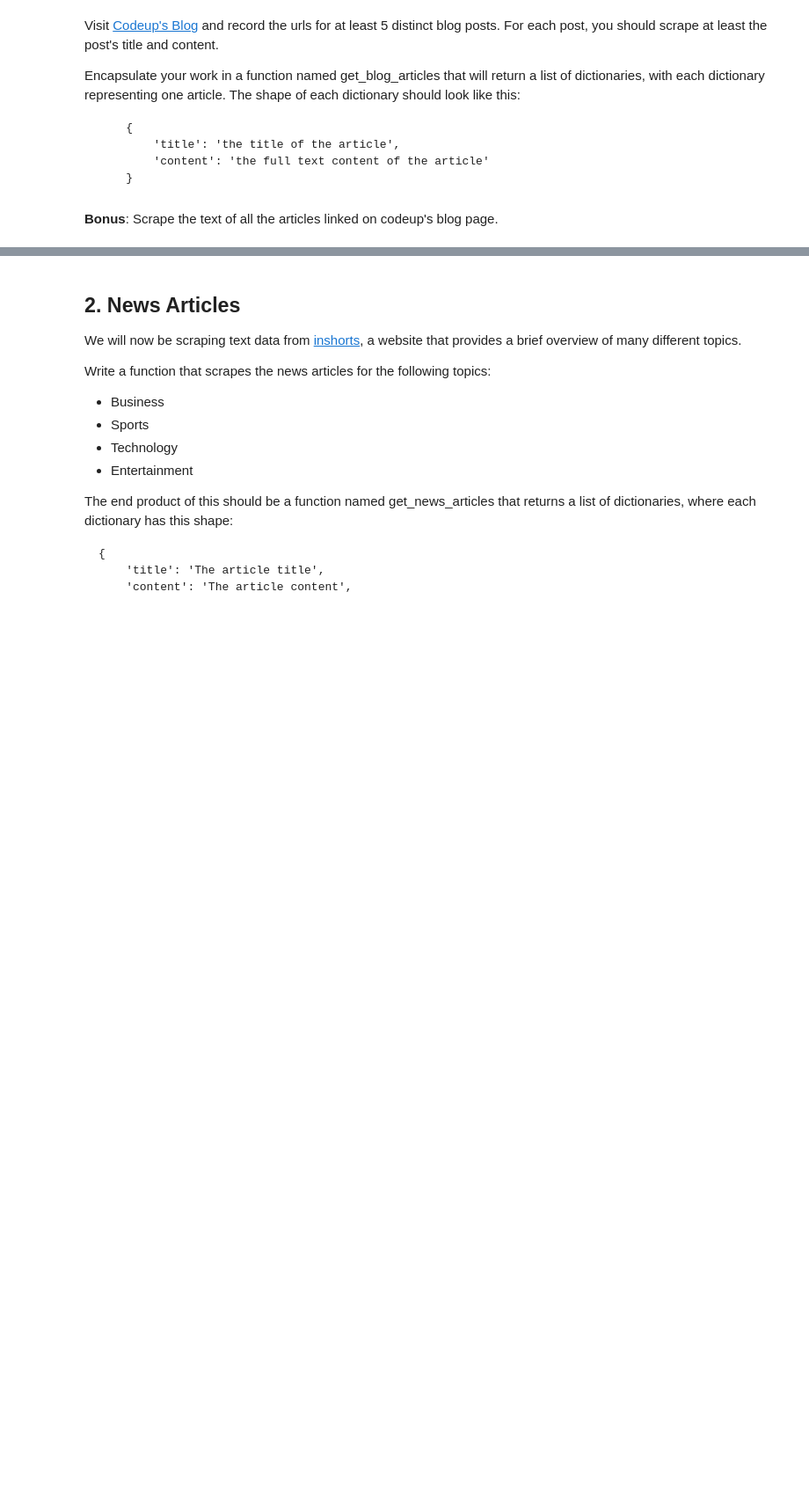
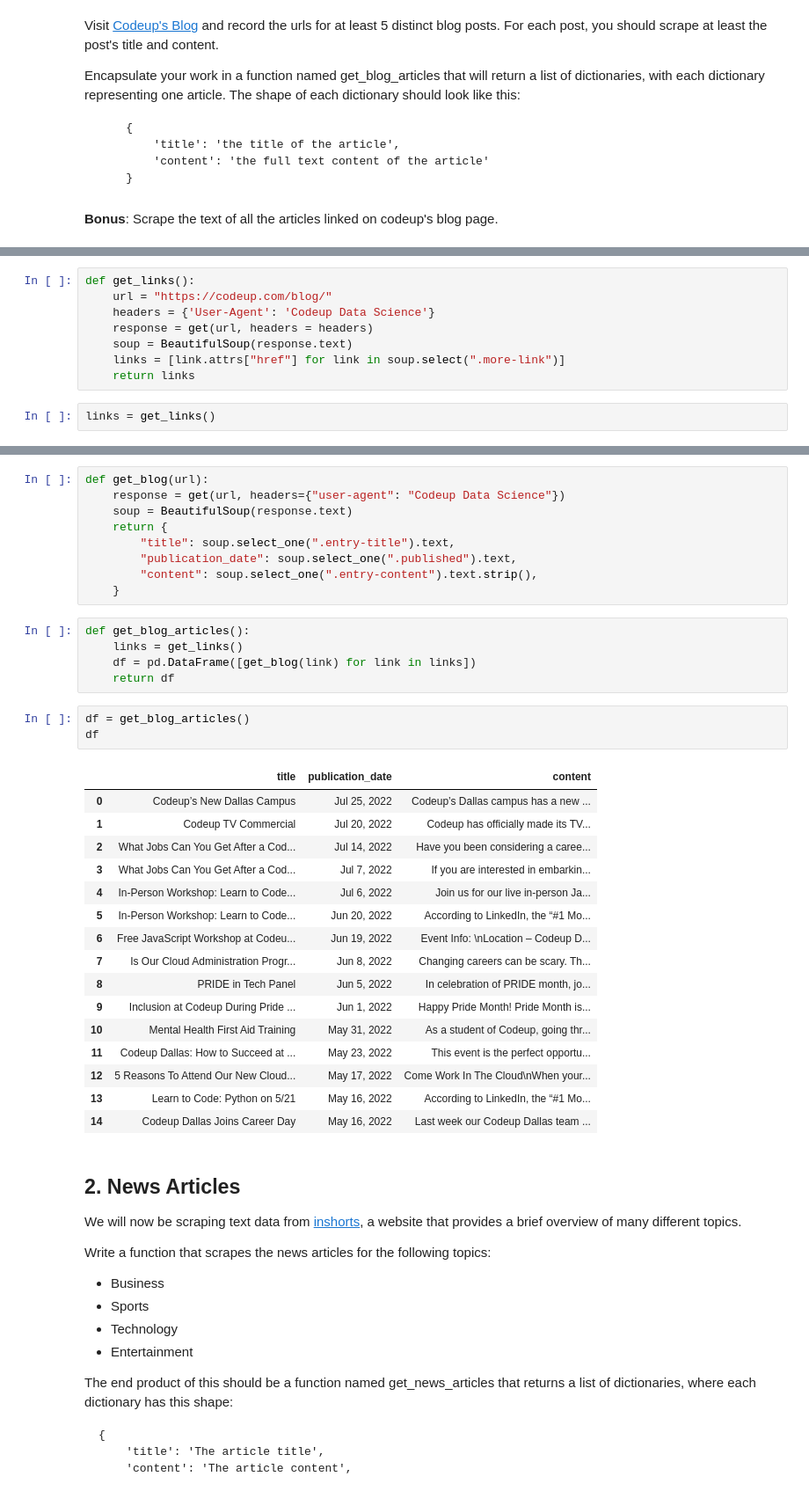
Before and after one commit to m3redithw/natural-language-processing-exercises, a Jupyter notebook: acquire.ipynb, the cells around one changed output, grey strips where cells are left out. Shown: that part at 88% size. Cells and saved outputs as stored; diff of their text form; blank space fills up the shorter version.

```diff
--- a/acquire.ipynb
+++ b/acquire.ipynb
@@ -18,0 +50,10 @@ Encapsulate your work in a function named get_blog_articles that will return a l
+# %%
+def get_links():
+    url = "https://codeup.com/blog/"
+    headers = {'User-Agent': 'Codeup Data Science'}
+    response = get(url, headers = headers)
+    soup = BeautifulSoup(response.text)
+    links = [link.attrs["href"] for link in soup.select(".more-link")]
+    return links
+# %%
+links = get_links()
@@ -19,3 +78,37 @@ Encapsulate your work in a function named get_blog_articles that will return a l
+# %%
+def get_blog(url):
+    response = get(url, headers={"user-agent": "Codeup Data Science"})
+    soup = BeautifulSoup(response.text)
+    return {
+        "title": soup.select_one(".entry-title").text,
+        "publication_date": soup.select_one(".published").text,
+        "content": soup.select_one(".entry-content").text.strip(),
+    }
+# %%
+def get_blog_articles():
+    links = get_links()
+    df = pd.DataFrame([get_blog(link) for link in links])
+    return df
+# %%
+df = get_blog_articles()
+df
+# %% [output]
+|  | title | publication_date | content |
+| 0 | Codeup’s New Dallas Campus | Jul 25, 2022 | Codeup’s Dallas campus has a new ... |
+| 1 | Codeup TV Commercial | Jul 20, 2022 | Codeup has officially made its TV... |
+| 2 | What Jobs Can You Get After a Cod... | Jul 14, 2022 | Have you been considering a caree... |
+| 3 | What Jobs Can You Get After a Cod... | Jul 7, 2022 | If you are interested in embarkin... |
+| 4 | In-Person Workshop: Learn to Code... | Jul 6, 2022 | Join us for our live in-person Ja... |
+| 5 | In-Person Workshop: Learn to Code... | Jun 20, 2022 | According to LinkedIn, the “#1 Mo... |
+| 6 | Free JavaScript Workshop at Codeu... | Jun 19, 2022 | Event Info: \nLocation – Codeup D... |
+| 7 | Is Our Cloud Administration Progr... | Jun 8, 2022 | Changing careers can be scary. Th... |
+| 8 | PRIDE in Tech Panel | Jun 5, 2022 | In celebration of PRIDE month, jo... |
+| 9 | Inclusion at Codeup During Pride ... | Jun 1, 2022 | Happy Pride Month! Pride Month is... |
+| 10 | Mental Health First Aid Training | May 31, 2022 | As a student of Codeup, going thr... |
+| 11 | Codeup Dallas: How to Succeed at ... | May 23, 2022 | This event is the perfect opportu... |
+| 12 | 5 Reasons To Attend Our New Cloud... | May 17, 2022 | Come Work In The Cloud\nWhen your... |
+| 13 | Learn to Code: Python on 5/21 | May 16, 2022 | According to LinkedIn, the “#1 Mo... |
+| 14 | Codeup Dallas Joins Career Day | May 16, 2022 | Last week our Codeup Dallas team ... |
 # %% [markdown]
 ## 2. News Articles
 We will now be scraping text data from [inshorts](https://inshorts.com/), a website that provides a brief overview of many different topics.
```
Also changed, not shown: parts of 8 cells of this notebook.
